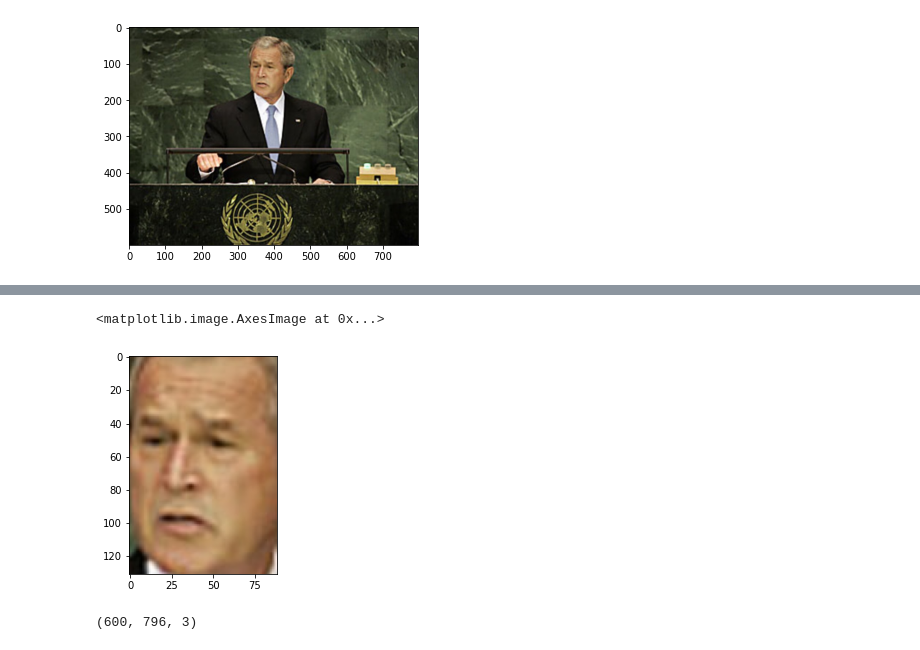
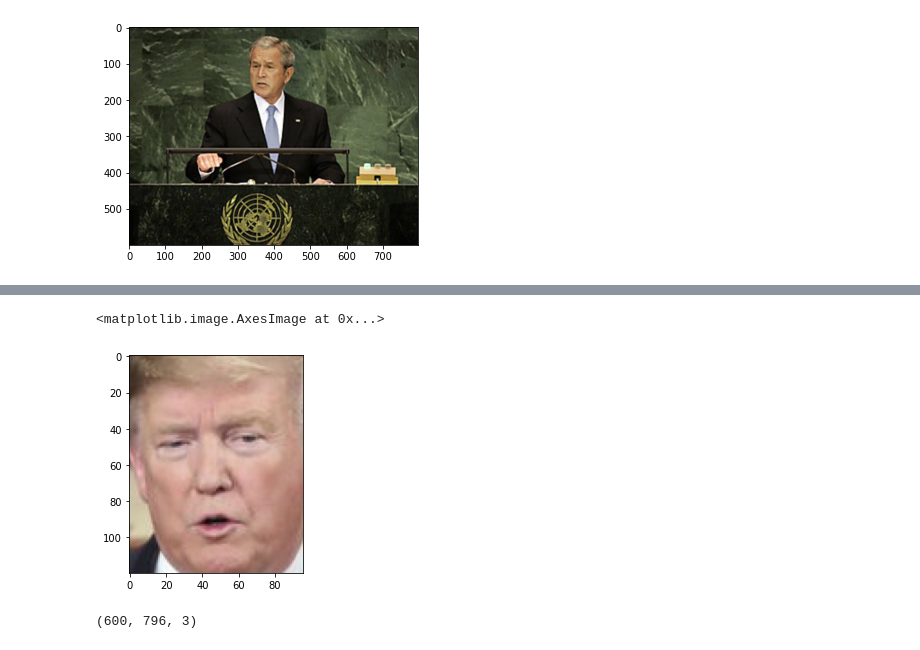
Before and after one commit to ShiyangLai/Political-Speech-Deep-Learning-Final-Project, a Jupyter notebook: notebook/count_faces.ipynb, the cells around one changed output, grey strips where cells are left out. Saved outputs shown, nothing was run; the diff lists cells and outputs as text; code cells hidden in the pictures.

```diff
--- a/notebook/count_faces.ipynb
+++ b/notebook/count_faces.ipynb
@@ -261,8 +311,8 @@ print(faces)
-# %%
-plt.imshow(img[58:(58+131), 334:(334+89) ])
-# %% [output]
-<matplotlib.image.AxesImage at 0x...>
-[figure, removed]
+# %%
+plt.imshow(img[317:(317+120), 464:(464+96) ])
+# %% [output]
+<matplotlib.image.AxesImage at 0x...>
+[figure, added]
 # %%
 img.shape
 # %% [output]
```
Also changed, not shown: parts of 10 cells of this notebook.
